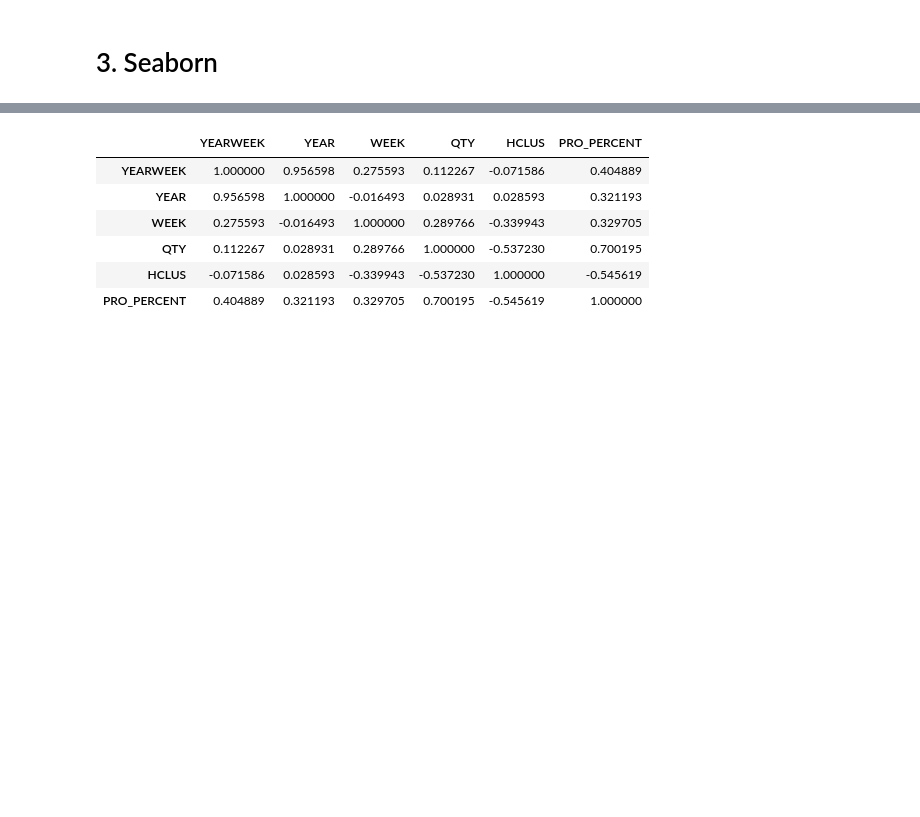
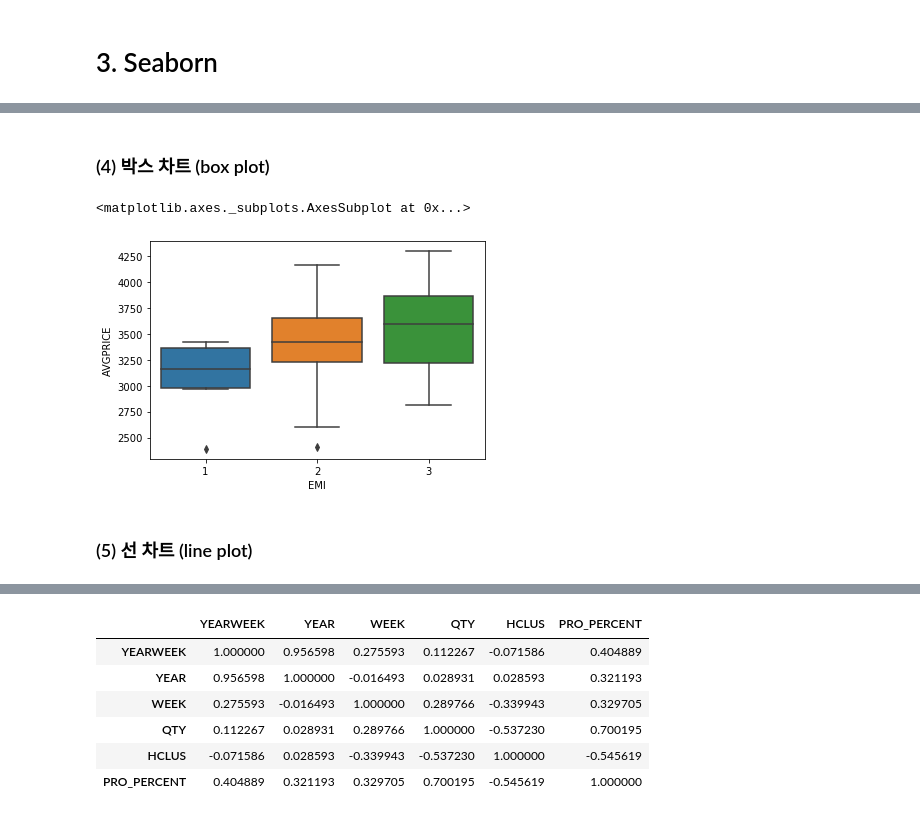
Before and after one commit to hyokwan/python-lecture, a Jupyter notebook: Session06 - 파이썬 라이브러리 활용/1. 시각화 라이브러리.ipynb, the cells around one changed output, grey strips where cells are left out. Drawn from its saved outputs; the diff is of its cells as text; code cells hidden in the pictures; blank space fills up the shorter version.

```diff
--- a/Session06 - 파이썬 라이브러리 활용/1. 시각화 라이브러리.ipynb
+++ b/Session06 - 파이썬 라이브러리 활용/1. 시각화 라이브러리.ipynb
@@ -915,0 +402,9 @@ sns.lineplot(data=featuresData.loc[featuresData.YEAR==2015],\
+# %% [markdown]
+### (4) 박스 차트 (box plot)
+# %%
+sns.boxplot(data=csData, x="EMI", y="AVGPRICE")
+# %% [output]
+<matplotlib.axes._subplots.AxesSubplot at 0x...>
+[figure, added]
+# %% [markdown]
+### (5) 선 차트 (line plot)
```
Also changed, not shown: parts of 136 cells of this notebook.
